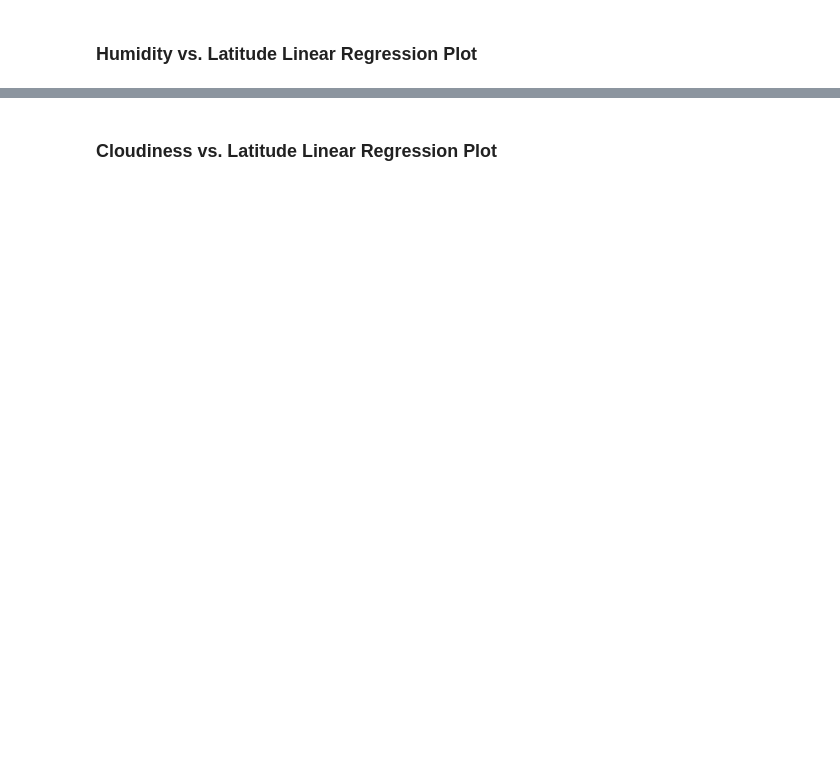
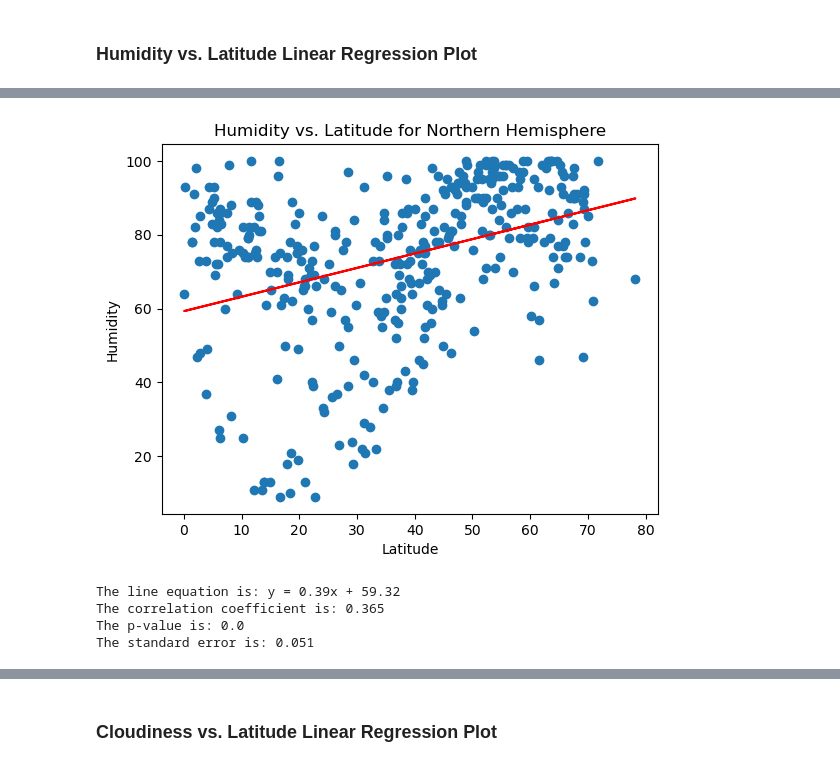
Before and after one commit to ktennant5378/python-api-challenge, a Jupyter notebook: starter_code/WeatherPy.ipynb, the cells around one changed output, grey strips where cells are left out. Saved outputs shown, nothing was run; the diff lists cells and outputs as text; code cells hidden in the pictures; blank space fills up the shorter version.

```diff
--- a/starter_code/WeatherPy.ipynb
+++ b/starter_code/WeatherPy.ipynb
@@ -389,0 +427,17 @@ there are 170 cities in the southern hemisphere
+# %%
+# Northern Hemisphere
+# Define the variables
+x_values = northern_hemi_df['Lat']
+y_values = northern_hemi_df['Humidity']
+x_label = 'Latitude'
+y_label = 'Humidity'
+title = 'Humidity vs. Latitude for Northern Hemisphere'
+
+# Call regression function
+plot_linear_regression(x_values, y_values, x_label, y_label, title)
+# %% [output]
+[figure, added]
+The line equation is: y = 0.39x + 59.32
+The correlation coefficient is: 0.365
+The p-value is: 0.0
+The standard error is: 0.051
```
Also changed, not shown: parts of 39 cells of this notebook, 5 other files.
